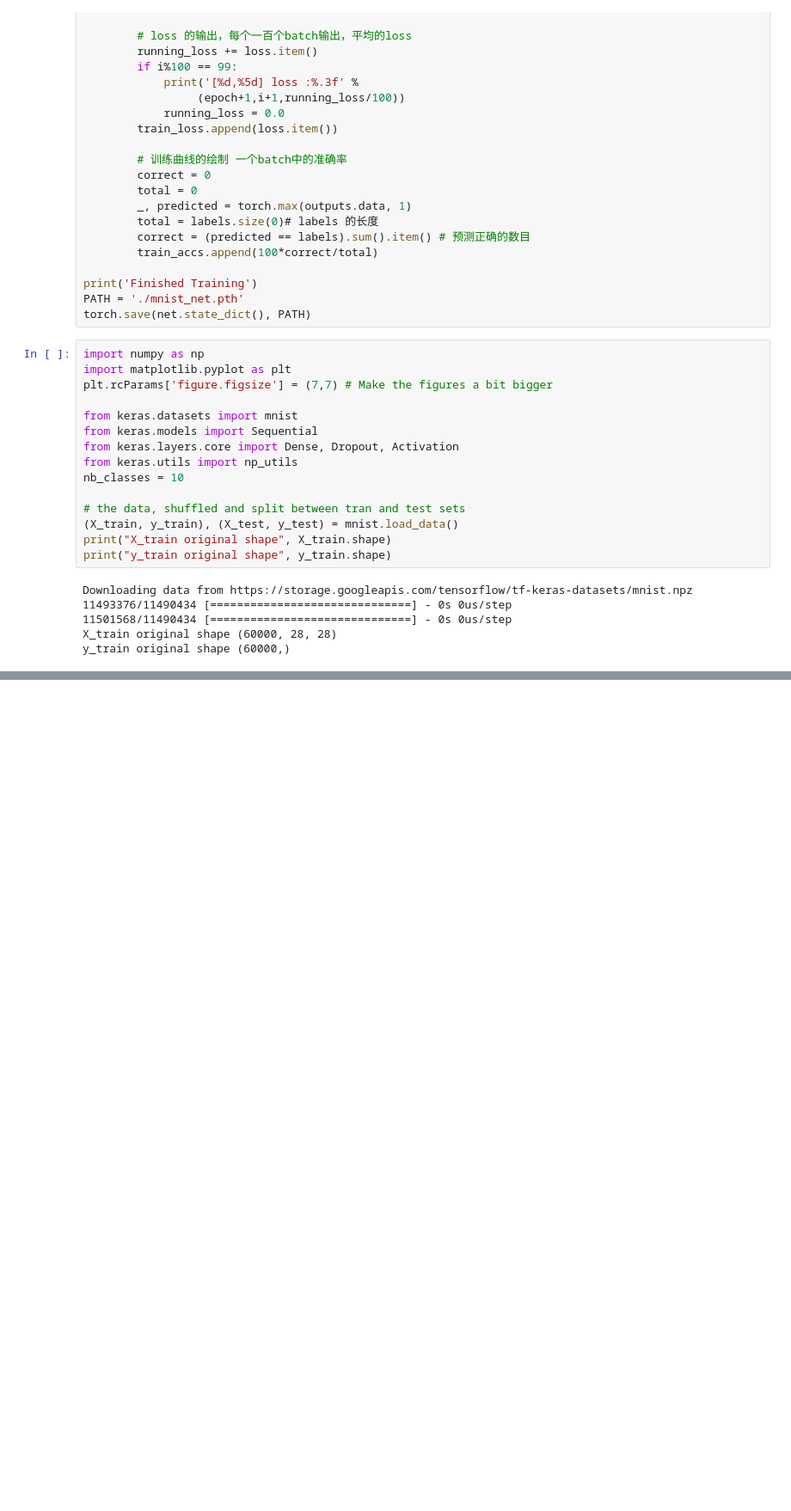
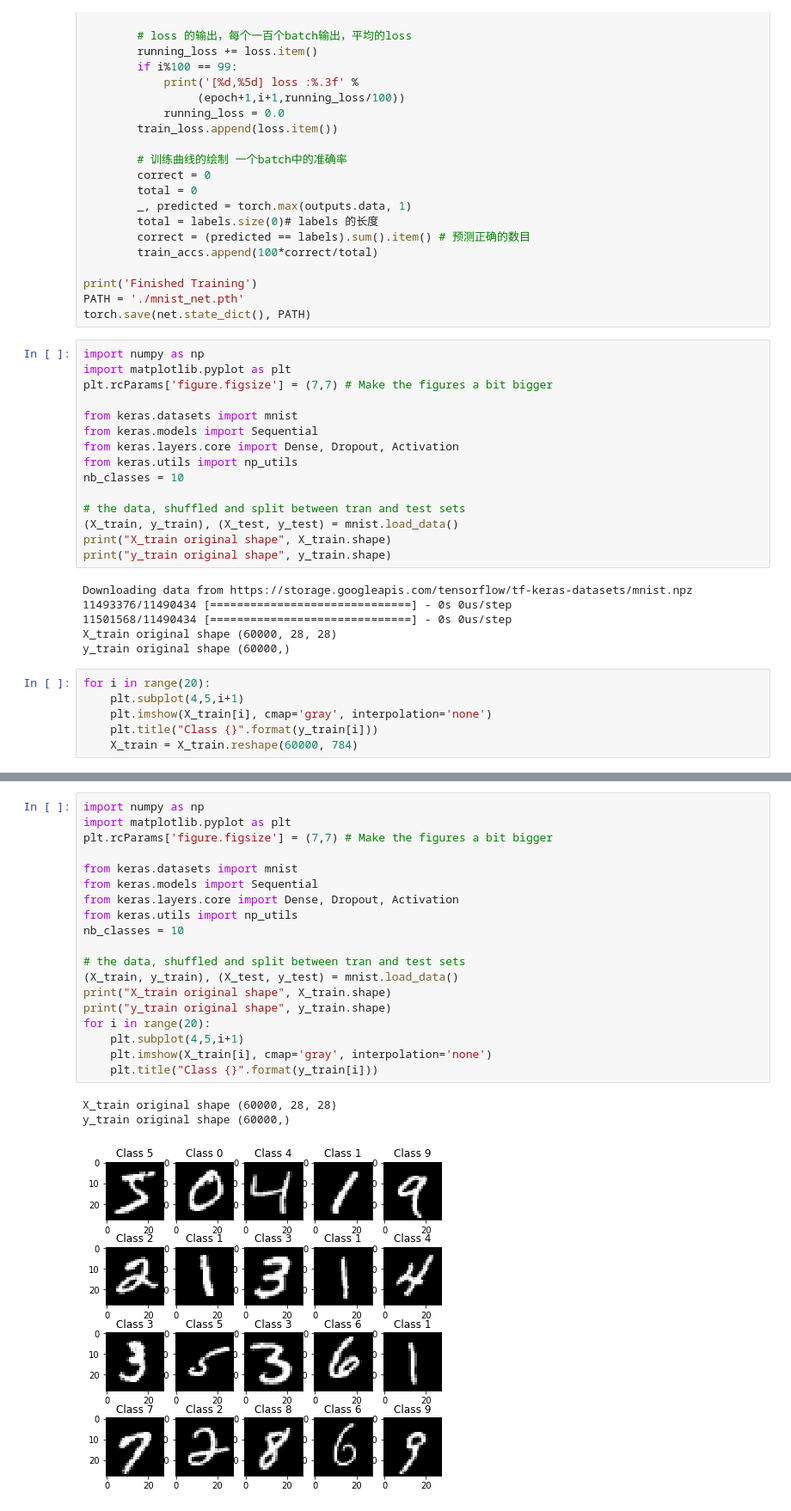
Before and after one commit to Kevin3599/Deap-learning-intro-Repository, a Jupyter notebook: Deep_learning_intro.ipynb, the cells around one changed output, grey strips where cells are left out. Shown: that part at 86% size. Saved outputs shown, nothing was run; the diff lists cells and outputs as text; blank space fills up the shorter version.

```diff
--- a/Deep_learning_intro.ipynb
+++ b/Deep_learning_intro.ipynb
@@ -188,3 +188,9 @@ Downloading data from https://storage.googleapis.com/tensorflow/tf-keras-dataset
 11501568/11490434 [==============================] - 0s 0us/step
 X_train original shape (60000, 28, 28)
 y_train original shape (60000,)
+# %%
+for i in range(20):
+    plt.subplot(4,5,i+1)
+    plt.imshow(X_train[i], cmap='gray', interpolation='none')
+    plt.title("Class {}".format(y_train[i]))
+    X_train = X_train.reshape(60000, 784)
@@ -190,0 +216,23 @@ y_train original shape (60000,)
+# %%
+import numpy as np
+import matplotlib.pyplot as plt
+plt.rcParams['figure.figsize'] = (7,7) # Make the figures a bit bigger
+
+from keras.datasets import mnist
+from keras.models import Sequential
+from keras.layers.core import Dense, Dropout, Activation
+from keras.utils import np_utils
+nb_classes = 10
+
+# the data, shuffled and split between tran and test sets
+(X_train, y_train), (X_test, y_test) = mnist.load_data()
+print("X_train original shape", X_train.shape)
+print("y_train original shape", y_train.shape)
+for i in range(20):
+    plt.subplot(4,5,i+1)
+    plt.imshow(X_train[i], cmap='gray', interpolation='none')
+    plt.title("Class {}".format(y_train[i]))
+# %% [output]
+X_train original shape (60000, 28, 28)
+y_train original shape (60000,)
+[figure, added]
```
Also changed, not shown: parts of 2 cells of this notebook.
